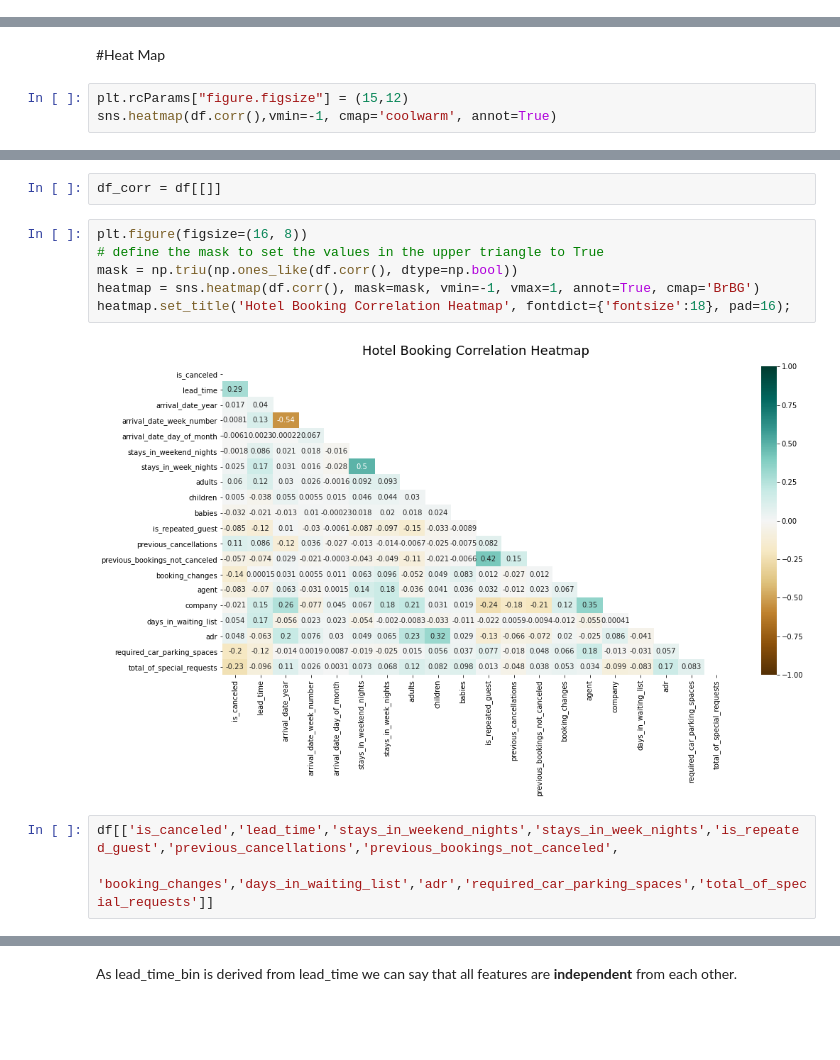
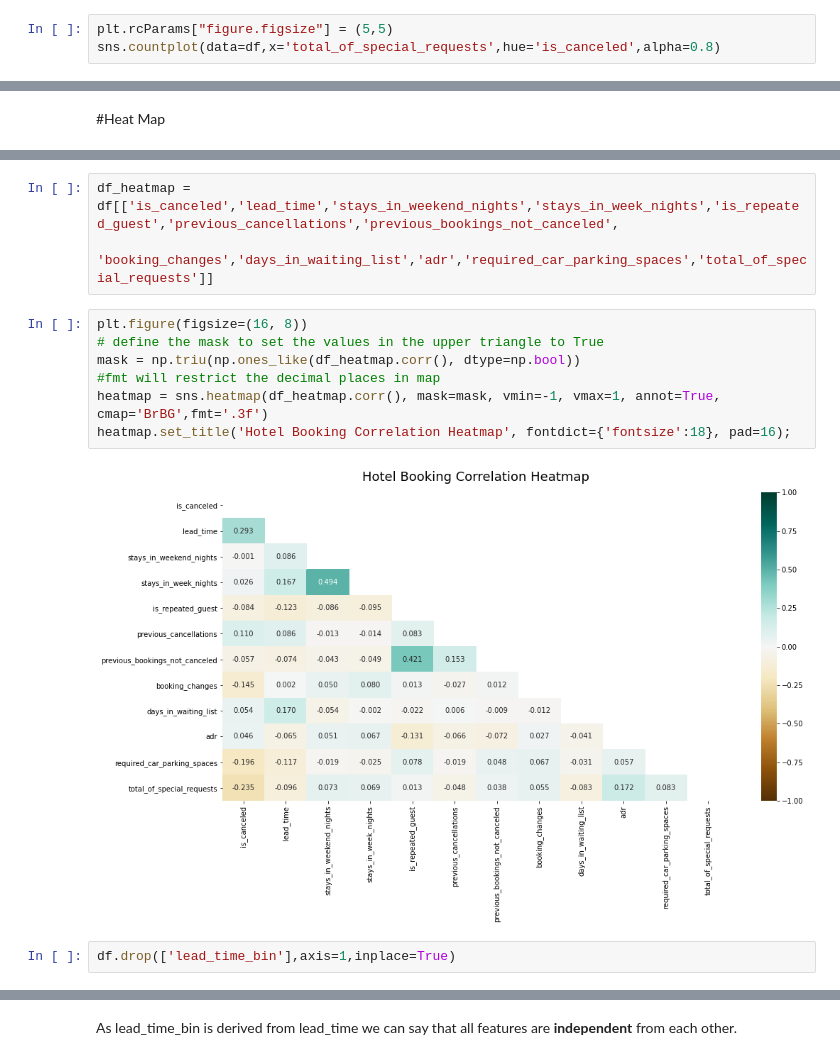
Before and after one commit to Sandeep-Kulukuri/Hotel_Booking_Analysis, a Jupyter notebook: Hotel_Booking_Analysis.ipynb, the cells around one changed output, grey strips where cells are left out. Drawn from its saved outputs; the diff is of its cells as text; blank space fills up the shorter version.

```diff
--- a/Hotel_Booking_Analysis.ipynb
+++ b/Hotel_Booking_Analysis.ipynb
@@ -1551,0 +1558,3 @@ plt.show()
+# %%
+plt.rcParams["figure.figsize"] = (5,5)
+sns.countplot(data=df,x='total_of_special_requests',hue='is_canceled',alpha=0.8)
@@ -1651,6 +1770,3 @@ px.choropleth(country_visitors,
 [interactive output not drawn]
 # %% [markdown]
 #Heat Map
-# %%
-plt.rcParams["figure.figsize"] = (15,12)
-sns.heatmap(df.corr(),vmin=-1, cmap='coolwarm', annot=True)
@@ -1660,13 +1773,14 @@ sns.heatmap(df.corr(),vmin=-1, cmap='coolwarm', annot=True)
-# %%
-df_corr = df[[]]
+# %%
+df_heatmap = df[['is_canceled','lead_time','stays_in_weekend_nights','stays_in_week_nights','is_repeated_guest','previous_cancellations','previous_bookings_not_canceled',
+                    'booking_changes','days_in_waiting_list','adr','required_car_parking_spaces','total_of_special_requests']]
 # %%
 plt.figure(figsize=(16, 8))
 # define the mask to set the values in the upper triangle to True
-mask = np.triu(np.ones_like(df.corr(), dtype=np.bool))
-heatmap = sns.heatmap(df.corr(), mask=mask, vmin=-1, vmax=1, annot=True, cmap='BrBG')
+mask = np.triu(np.ones_like(df_heatmap.corr(), dtype=np.bool))
+#fmt will restrict the decimal places in map
+heatmap = sns.heatmap(df_heatmap.corr(), mask=mask, vmin=-1, vmax=1, annot=True, cmap='BrBG',fmt='.3f')
 heatmap.set_title('Hotel Booking Correlation Heatmap', fontdict={'fontsize':18}, pad=16);
 # %% [output]
-[figure, old version]
+[figure, new version]
-# %%
-df[['is_canceled','lead_time','stays_in_weekend_nights','stays_in_week_nights','is_repeated_guest','previous_cancellations','previous_bookings_not_canceled',
-                    'booking_changes','days_in_waiting_list','adr','required_car_parking_spaces','total_of_special_requests']]
+# %%
+df.drop(['lead_time_bin'],axis=1,inplace=True)
```
Also changed, not shown: parts of 19 cells of this notebook.
